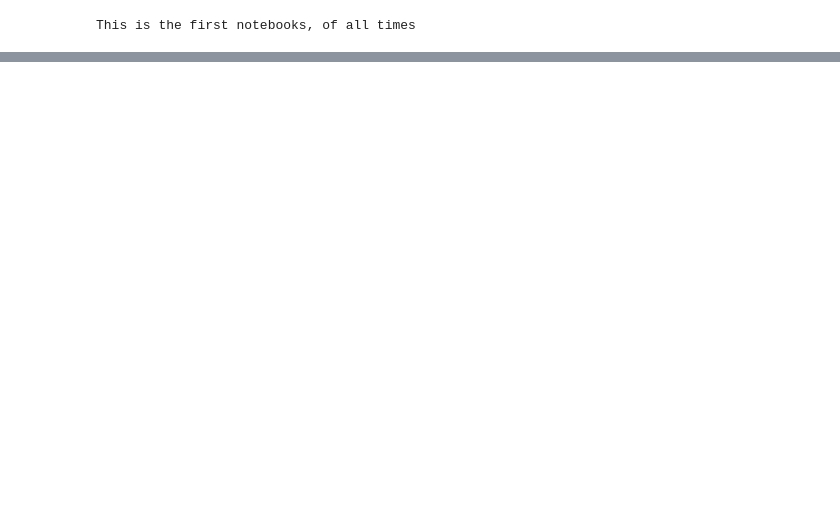
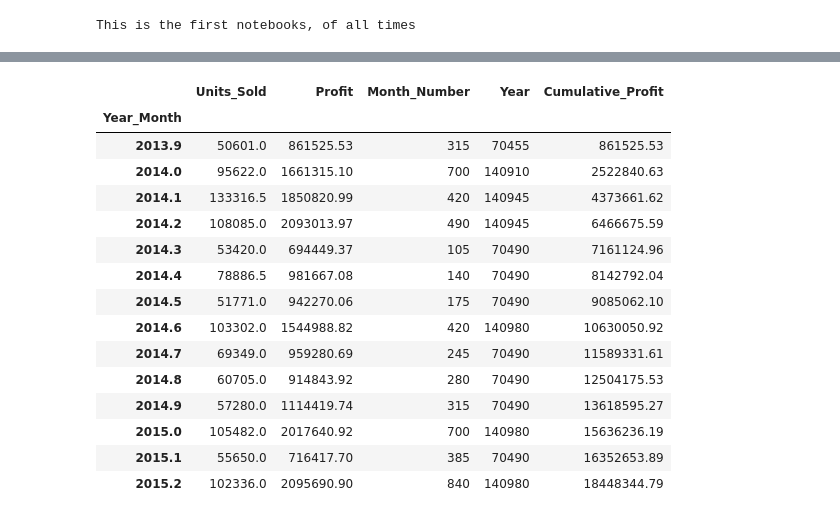
Before and after one commit to DinaChatFE/Scatter-Plot-Regression-correlation, a Jupyter notebook: main.ipynb, the cells around one changed output, grey strips where cells are left out. Cells and saved outputs as stored; diff of their text form; code cells hidden in the pictures; blank space fills up the shorter version.

```diff
--- a/main.ipynb
+++ b/main.ipynb
@@ -96,0 +83,26 @@ df1
+# %%
+# group the same month together by summation of profit
+df1 = df1.groupby(by='Year_Month').sum('Profit')
+
+# Calculate cumulative of the profit, meaning previous month plus the current month
+df1['Cumulative_Profit'] = df1['Profit'].cumsum()
+# The Final result should group by numerical value,
+# Keys to take are Year_Month and Cumulative Profit, which is the additional value of Profit Each Year
+df1
+# %% [output]
+|  | Units_Sold | Profit | Month_Number | Year | Cumulative_Profit |
+| Year_Month |  |  |  |  |  |
+| 2013.9 | 50601.0 | 861525.53 | 315 | 70455 | 861525.53 |
+| 2014.0 | 95622.0 | 1661315.10 | 700 | 140910 | 2522840.63 |
+| 2014.1 | 133316.5 | 1850820.99 | 420 | 140945 | 4373661.62 |
+| 2014.2 | 108085.0 | 2093013.97 | 490 | 140945 | 6466675.59 |
+| 2014.3 | 53420.0 | 694449.37 | 105 | 70490 | 7161124.96 |
+| 2014.4 | 78886.5 | 981667.08 | 140 | 70490 | 8142792.04 |
+| 2014.5 | 51771.0 | 942270.06 | 175 | 70490 | 9085062.10 |
+| 2014.6 | 103302.0 | 1544988.82 | 420 | 140980 | 10630050.92 |
+| 2014.7 | 69349.0 | 959280.69 | 245 | 70490 | 11589331.61 |
+| 2014.8 | 60705.0 | 914843.92 | 280 | 70490 | 12504175.53 |
+| 2014.9 | 57280.0 | 1114419.74 | 315 | 70490 | 13618595.27 |
+| 2015.0 | 105482.0 | 2017640.92 | 700 | 140980 | 15636236.19 |
+| 2015.1 | 55650.0 | 716417.70 | 385 | 70490 | 16352653.89 |
+| 2015.2 | 102336.0 | 2095690.90 | 840 | 140980 | 18448344.79 |
```
Also changed, not shown: parts of 8 cells of this notebook, 2 other files.
